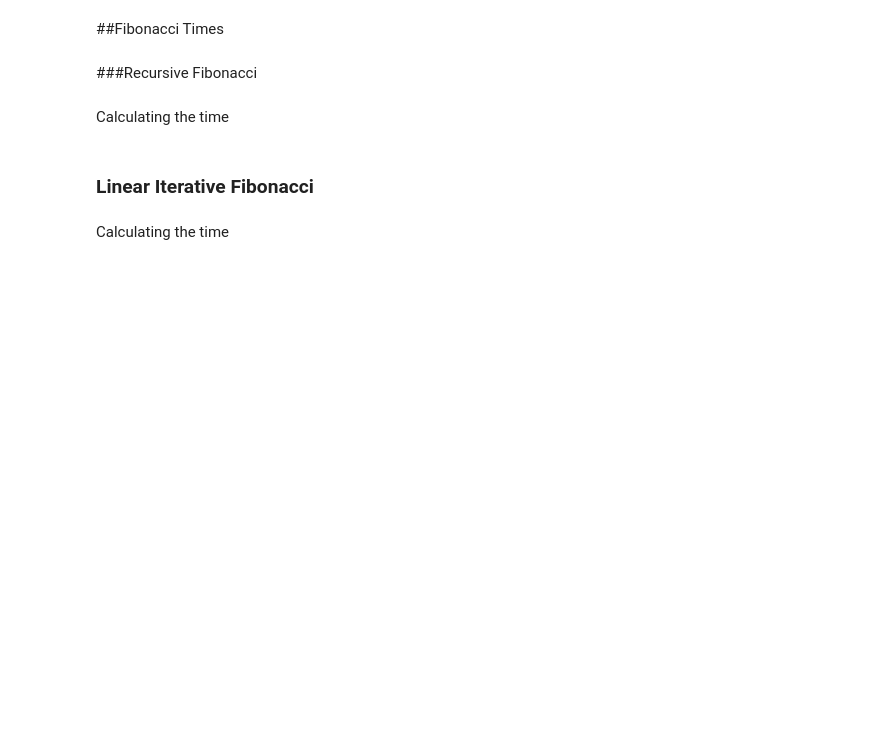
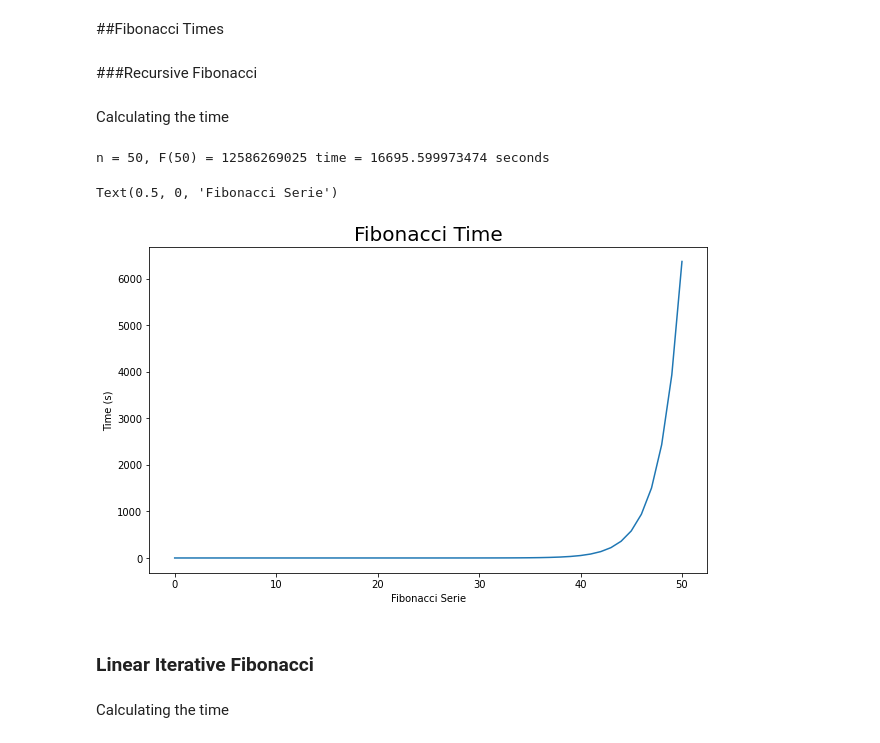
Before and after one commit to yybeltranr/AlgorithmsUN2021I, a Jupyter notebook: Lab9/FibonacciTimesGroup2.ipynb, the cells around one changed output. Drawn from its saved outputs; the diff is of its cells as text; code cells hidden in the pictures; blank space fills up the shorter version.

```diff
--- a/Lab9/FibonacciTimesGroup2.ipynb
+++ b/Lab9/FibonacciTimesGroup2.ipynb
@@ -18,16 +19,27 @@ def Recursive_Fibonacci(n):
 # %% [markdown]
 Calculating the time
 # %%
-import time
-inicio = time.time()
-
 n = 50
+tiempo = []
 initial_time = process_time()
-Recursive_F = Recursive_Fibonacci(n)
+for i in range(0, n+1):
+  inicio = process_time()
+  Recursive_F = Recursive_Fibonacci(i)
+  fin =process_time()
+  tiempo.append(fin - inicio)
 final_time = process_time()
-print("n = {0}, F({0}) = {1} time = {2} seconds".format(n, Recursive_F))
-fin = time.time()
-print(fin-inicio)
+print("n = {0}, F({0}) = {1} time = {2} seconds".format(n, Recursive_F, final_time - initial_time))
+# %% [output]
+n = 50, F(50) = 12586269025 time = 16695.599973474 seconds
+# %%
+plt.figure(figsize = (10,6))
+plt.plot(list(range(n+1)), tiempo)
+plt.title("Fibonacci Time", fontsize = 20)
+plt.ylabel("Time (s)")
+plt.xlabel("Fibonacci Serie")
+# %% [output]
+Text(0.5, 0, 'Fibonacci Serie')
+[figure, added]
 # %% [markdown]
 ### Linear Iterative Fibonacci
 # %%
```
Also changed, not shown: parts of 6 cells of this notebook.
